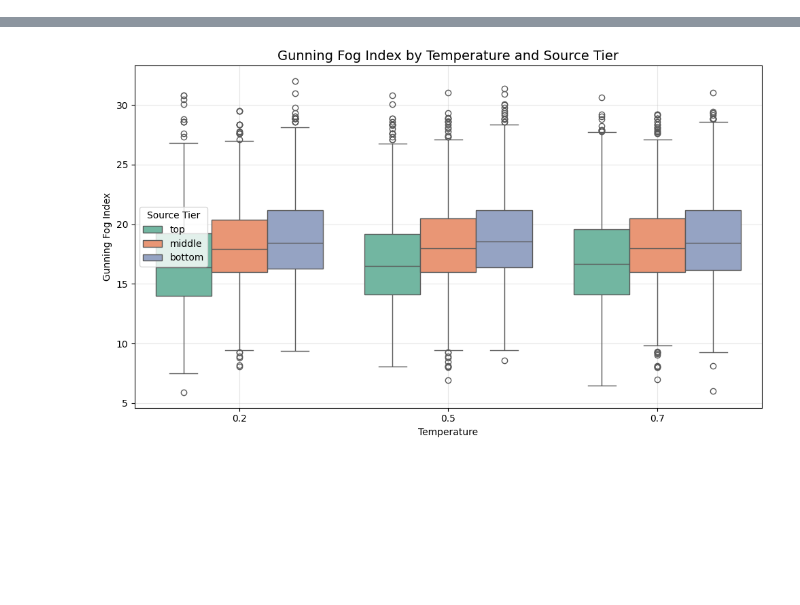
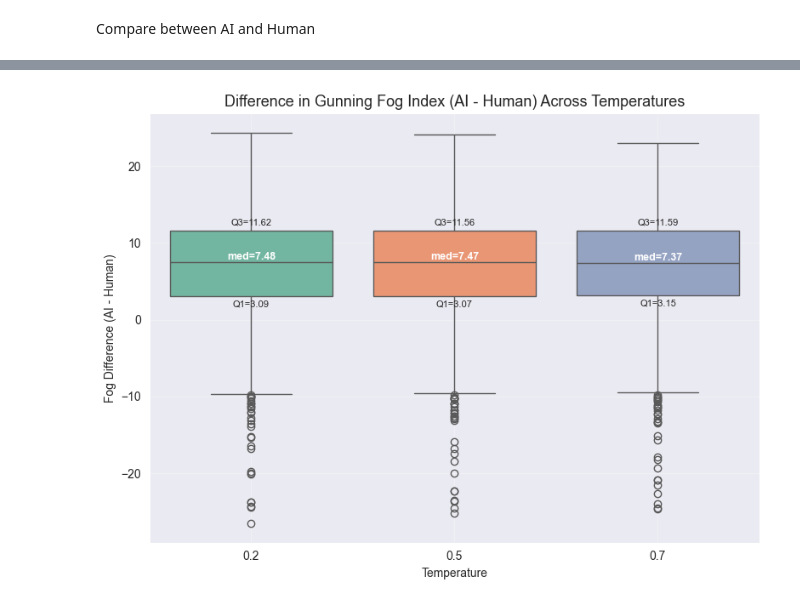
Before and after one commit to popolin47/Library_recommendation, a Jupyter notebook: Revise_RQ2.ipynb, the cells around one changed output, grey strips where cells are left out. Saved outputs shown, nothing was run; the diff lists cells and outputs as text; code cells hidden in the pictures; blank space fills up the shorter version.

Commit message:
compare human and generated

```diff
--- a/Revise_RQ2.ipynb
+++ b/Revise_RQ2.ipynb
@@ -42,0 +59,18 @@ Avg_Fog_Top = 16.95
+# %%
+import pandas as pd
+import textstat
+
+# Load CSV
+df = pd.read_csv("descriptions_output.csv")
+
+# Ensure descriptions are strings, replacing NaN with empty string
+df["description"] = df["description"].fillna("").astype(str)
+
+# Compute Gunning Fog safely
+df["fog_index"] = df["description"].apply(lambda x: textstat.gunning_fog(x) if x.strip() else 0)
+
+# Save updated file
+df.to_csv("descriptions_output.csv", index=False)
+
+print("✅ Done! Added 'fog_index' column to descriptions_output_fog.csv")
+print(df.head())
@@ -42,0 +166,2 @@ Avg_Fog_Top = 16.95
+# %% [markdown]
+Compare between AI and Human
@@ -43,47 +224,42 @@ Avg_Fog_Top = 16.95
 # %%
 import pandas as pd
-import textstat
 import matplotlib.pyplot as plt
 import seaborn as sns
 
 temps = [0.2, 0.5, 0.7]
-combined_df = pd.DataFrame()  # to collect all temps for one big plot
+combined = pd.DataFrame()
 
+# --- Load and combine all comparison files ---
 for t in temps:
-    # File paths
-    input_path = f"Result_RQ2/{t}_desc_RQ2.csv"
-    output_path = f"Result_RQ2/{t}_desc_RQ2_fog.csv"
+    df = pd.read_csv(f"Result_RQ2/{t}_compare_fog.csv")
+    df["Temperature"] = t
+    combined = pd.concat([combined, df], ignore_index=True)
 
-    # Load CSV
-    df = pd.read_csv(input_path)
+# --- Plot boxplot ---
+plt.figure(figsize=(8, 6))
+sns.boxplot(
+    data=combined,
+    x="Temperature",
+    y="fog_diff",
+    hue="Temperature",      # explicitly set hue
+    palette="Set2",
+    legend=False            # hide duplicate legend
+)
 
-    # Compute Gunning Fog Index
-    df['fog_index'] = df['Generated_Description'].apply(textstat.gunning_fog)
-    df['Temperature'] = t  # add temp label for grouping
 
-    # Append to combined DataFrame
-    combined_df = pd.concat([combined_df, df], ignore_index=True)
+# Add median labels on each box
+for i, t in enumerate(temps):
+    med = combined.loc[combined["Temperature"] == t, "fog_diff"].median()
+    q1 = combined.loc[combined["Temperature"] == t, "fog_diff"].quantile(0.25)
+    q3 = combined.loc[combined["Temperature"] == t, "fog_diff"].quantile(0.75)
+    plt.text(i, med, f"med={med:.2f}", ha="center", va="bottom", fontsize=9, fontweight="bold", color="white")
+    plt.text(i, q1 - 0.5, f"Q1={q1:.2f}", ha="center", va="top", fontsize=8)
+    plt.text(i, q3 + 0.5, f"Q3={q3:.2f}", ha="center", va="bottom", fontsize=8)
 
-    # Group by Source and compute mean (for quick print summary)
-    avg_fog_by_source = df.groupby('Source')['fog_index'].mean()
-
-    print(f"\nTemperature {t}")
-    for tier, value in avg_fog_by_source.items():
-        print(f"Avg_Fog_{tier.capitalize()} = {value:.2f}")
-
-    # Save each with Fog Index
-    df.to_csv(output_path, index=False)
-
-# ---- Create boxplot ----
-plt.figure(figsize=(10, 6))
-sns.boxplot(data=combined_df, x='Temperature', y='fog_index', hue='Source', palette='Set2')
-
-plt.title('Gunning Fog Index by Temperature and Source Tier', fontsize=14)
-plt.xlabel('Temperature')
-plt.ylabel('Gunning Fog Index')
-plt.legend(title='Source Tier')
+plt.title("Difference in Gunning Fog Index (AI - Human) Across Temperatures", fontsize=13)
+plt.xlabel("Temperature")
+plt.ylabel("Fog Difference (AI - Human)")
 plt.grid(alpha=0.3)
-
 plt.tight_layout()
 plt.show()
 # %% [output]
@@ -104 +266 @@ Avg_Fog_Top = 16.95
-[figure, old version]
+[figure, new version]
```
Also changed, not shown: parts of 7 cells of this notebook, 10 other files.
